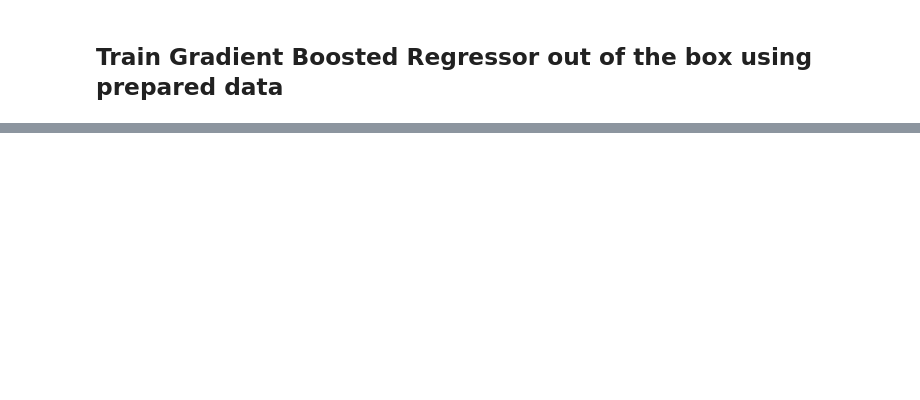
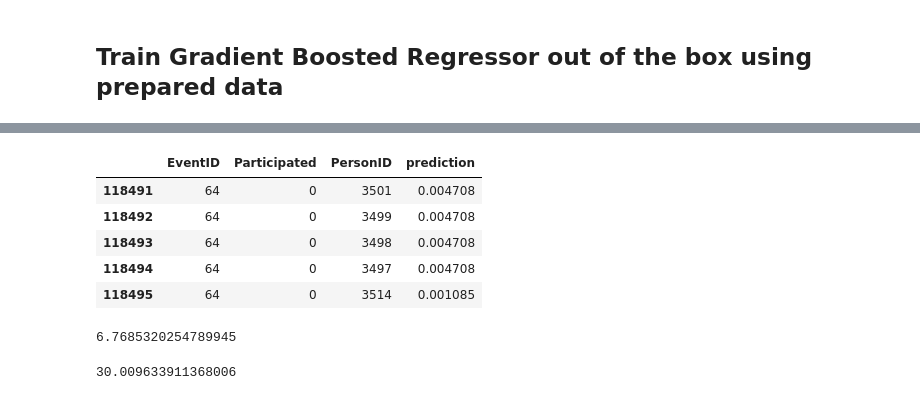
Before and after one commit to gcnuss/trailrun_participation, a Jupyter notebook: model/Pipeline_v2-noTVS.ipynb, the cells around one changed output, grey strips where cells are left out. Cells and saved outputs as stored; diff of their text form; code cells hidden in the pictures; blank space fills up the shorter version.

```diff
--- a/model/Pipeline_v2-noTVS.ipynb
+++ b/model/Pipeline_v2-noTVS.ipynb
@@ -724,0 +782,2 @@ gb_dataprep.train_gb.head()
+# %%
+y_gb_test = gb_data['Participated'].iloc[118491:].copy()
@@ -740,2 +797,2 @@ X = gb_train_data.drop('y_label', axis=1)
 # %%
-gb_model.fit(X, y)
+gb_model.fit(X_gb_train, y_gb_train)
@@ -773,2 +817,2 @@ X_val.drop('Venue_Zip_98077', axis=1, inplace=True)
 # %%
-gb_predictions = gb_model.predict(X_val)
+gb_predictions = gb_model.predict(X_gb_test)
@@ -778,0 +837,13 @@ gb_model.score(X_val, y_val)
+# %%
+rankeval_testpreds_df = pd.DataFrame({'PersonID': gb_data['PersonID'].iloc[118491:], 'EventID':
+                                      gb_data['EventID'].iloc[118491:], 'Participated': y_gb_test.values,
+                                      'prediction': gb_predictions})
+# %%
+rankeval_testpreds_df.head()
+# %% [output]
+|  | EventID | Participated | PersonID | prediction |
+| 118491 | 64 | 0 | 3501 | 0.004708 |
+| 118492 | 64 | 0 | 3499 | 0.004708 |
+| 118493 | 64 | 0 | 3498 | 0.004708 |
+| 118494 | 64 | 0 | 3497 | 0.004708 |
+| 118495 | 64 | 0 | 3514 | 0.001085 |
@@ -778,0 +852,8 @@ gb_model.score(X_val, y_val)
+# %%
+rank_processing.calc_test_rank()
+# %% [output]
+6.7685320254789945
+# %%
+rank_processing.calc_popular_rank()
+# %% [output]
+30.009633911368006
```
Also changed, not shown: parts of 49 cells of this notebook.
